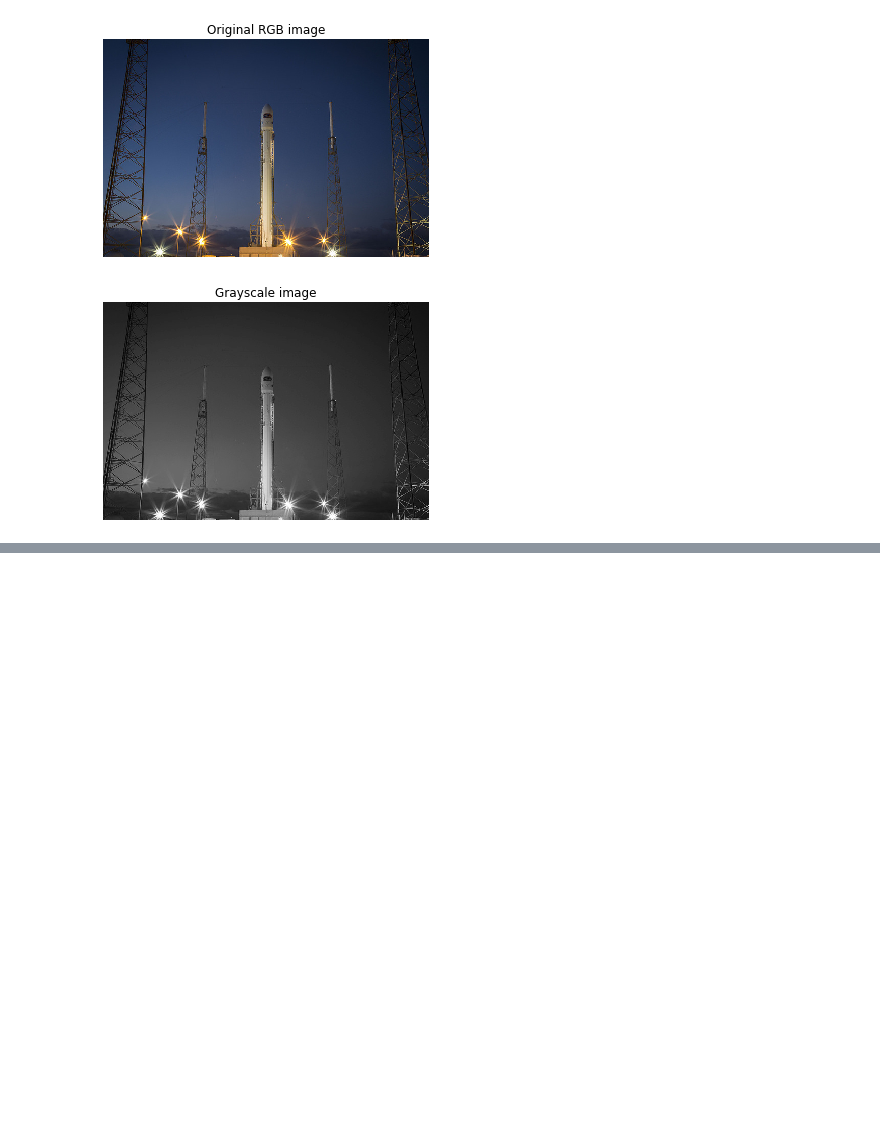
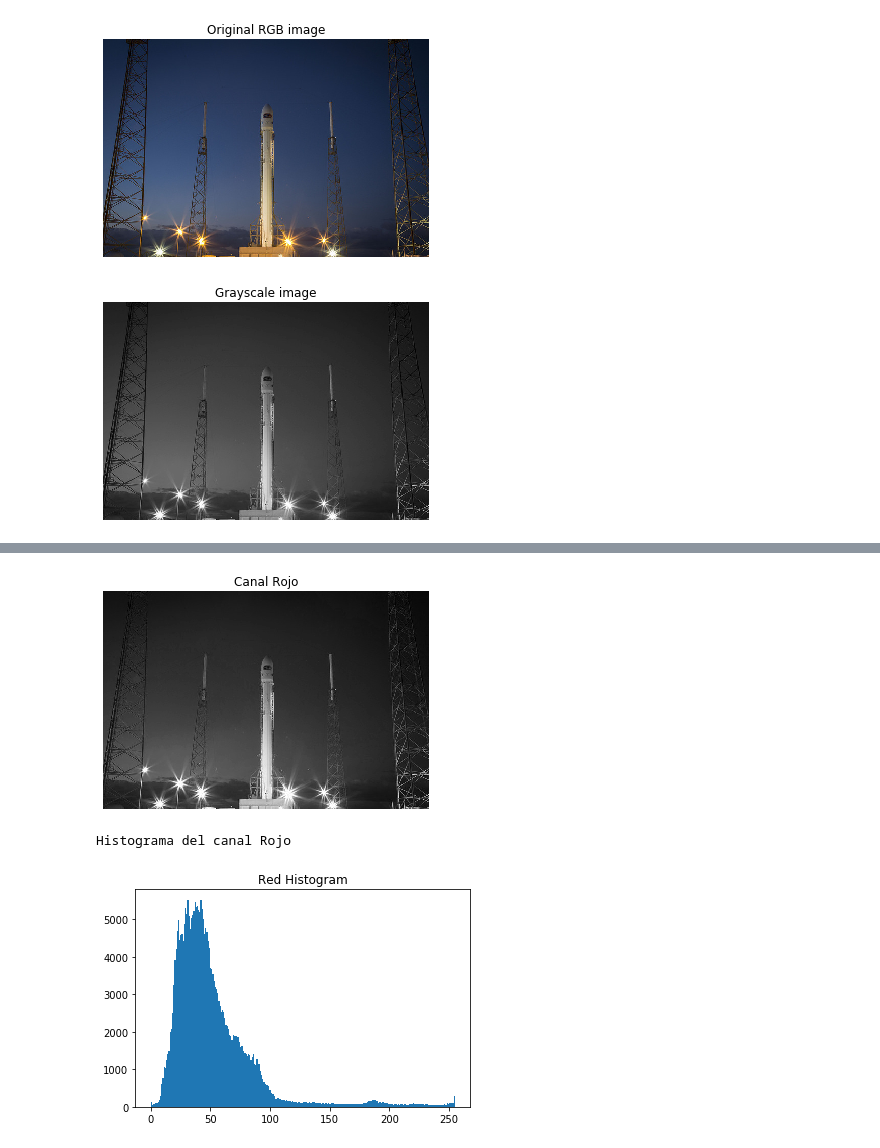
Before and after one commit to epinedaWorks/ProcesadoDeImagenes, a Jupyter notebook: ProcesamientoDeImagenes.ipynb, the cells around one changed output, grey strips where cells are left out. Cells and saved outputs as stored; diff of their text form; code cells hidden in the pictures; blank space fills up the shorter version.

```diff
--- a/ProcesamientoDeImagenes.ipynb
+++ b/ProcesamientoDeImagenes.ipynb
@@ -76,0 +91,16 @@ Imagen Volteada:
+# %%
+# Obtain the red channel
+red_channel = rocket[:, :, 0]
+show_image(red_channel, "Canal Rojo")
+
+print("Histograma del canal Rojo")
+# Plot the red histogram with bins in a range of 256
+plt.hist(red_channel.ravel(), bins=256)
+
+# Set title and show
+plt.title('Red Histogram')
+plt.show()
+# %% [output]
+[figure, added]
+Histograma del canal Rojo
+[figure, added]
```
Also changed, not shown: parts of 4 cells of this notebook.
